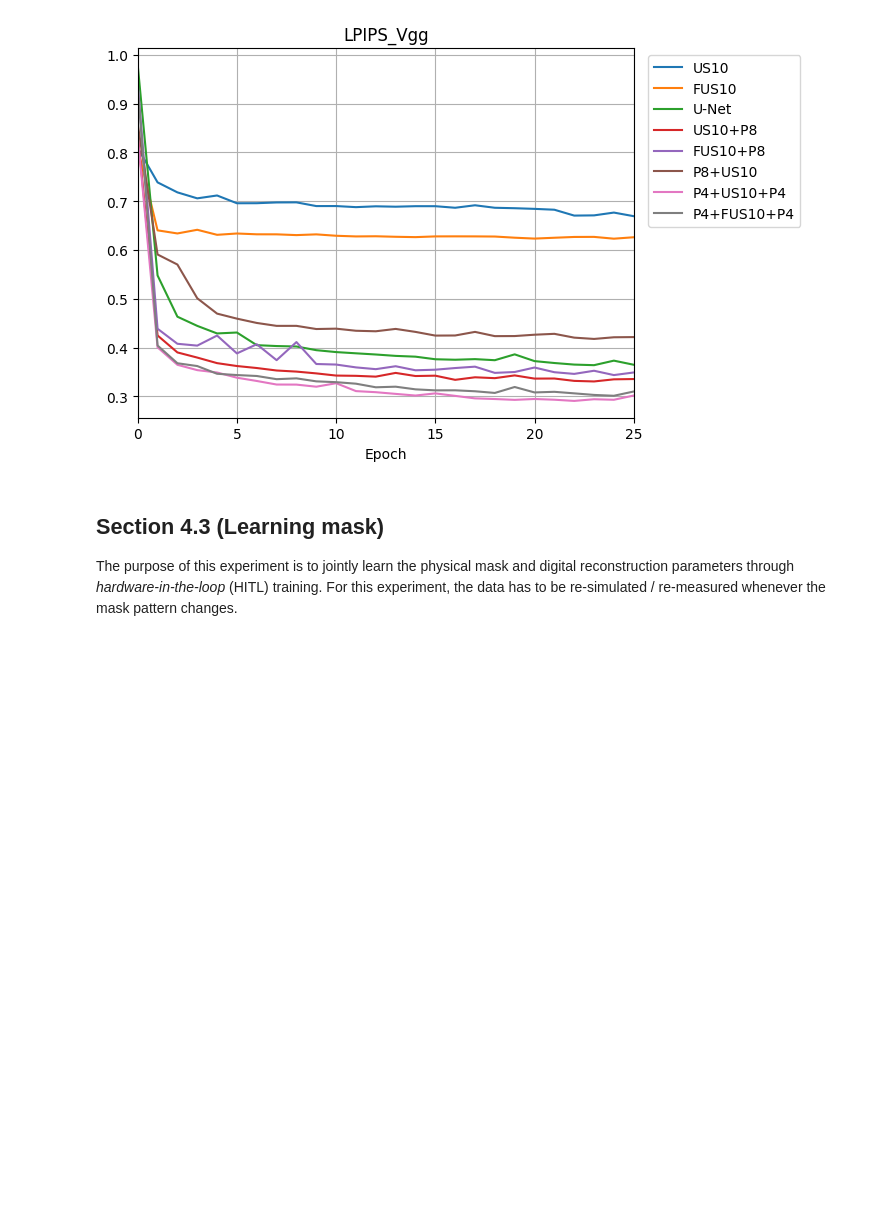
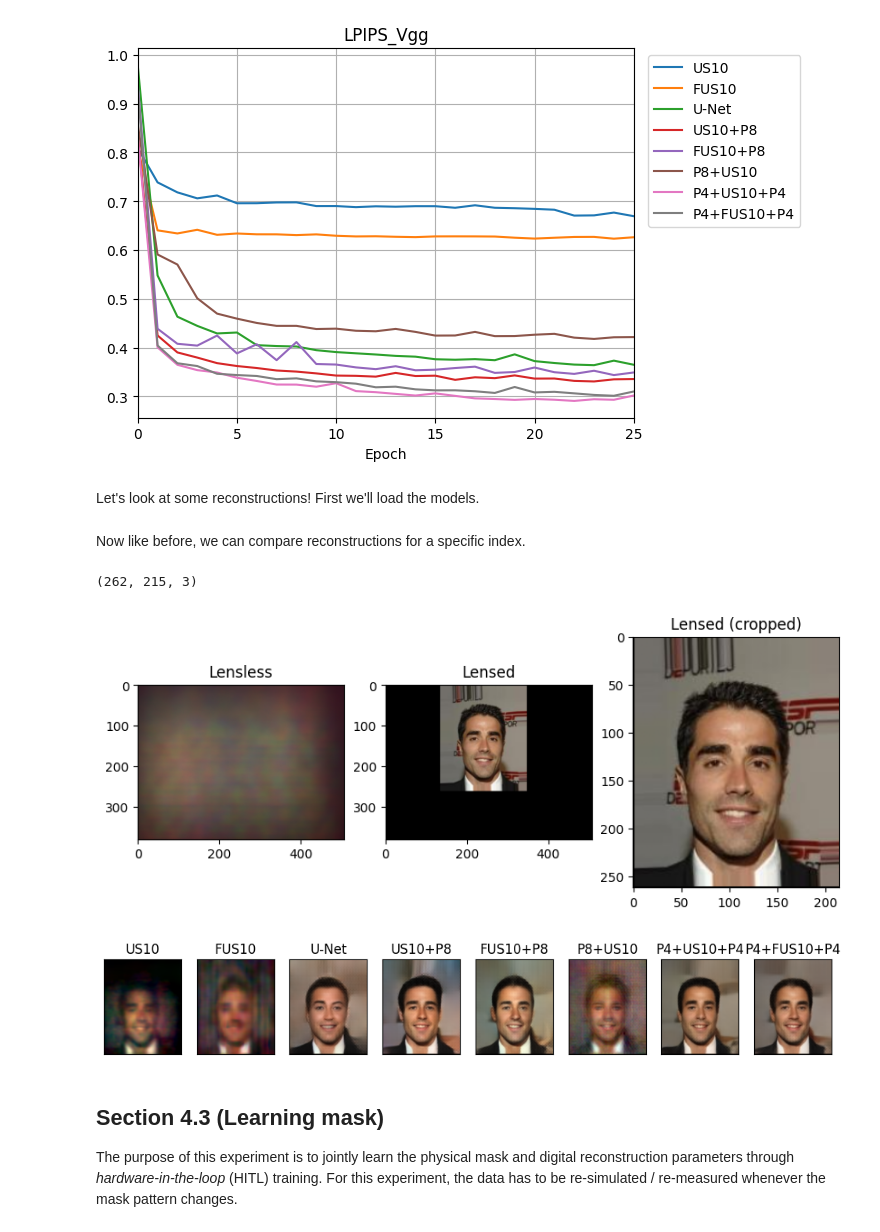
Before and after one commit to LCAV/LenslessPiCam, a Jupyter notebook: notebooks/digicam_hq.ipynb, the cells around one changed output. Cells and saved outputs as stored; diff of their text form; code cells hidden in the pictures; blank space fills up the shorter version.

```diff
--- a/notebooks/digicam_hq.ipynb
+++ b/notebooks/digicam_hq.ipynb
@@ -235,3 +450,82 @@ Min LPIPS_Vgg for P4+FUS10+P4 (epoch 24): 0.301
+# %% [markdown]
+Let's look at some reconstructions! First we'll load the models.
+# %%
+from lensless.recon.model_dict import load_model
+
+models = dict()
+for key, value in model_paths.items():
+    models[key] = load_model(value, psf=dataset.psf, device=torch_device)
+# %% [markdown]
+Now like before, we can compare reconstructions for a specific index.
+# %%
+_recon.shape
+# %% [output]
+(262, 215, 3)
+# %%
+idx = 4
+lensless, lensed = test_set[idx]
+recon = dict()   # store reconstructions
+
+# extract region of interest
+crop = dataset.crop
+lensed = lensed.squeeze()
+if crop is not None:
+    lensed_cropped = lensed[
+        ...,
+        crop["vertical"][0] : crop["vertical"][1],
+        crop["horizontal"][0] : crop["horizontal"][1],
+        :,
+    ]
+
+# loop over algorithms and number of iterations
+for algo, _model in models.items():
+
+    with torch.no_grad():
+        _model.set_data(lensless.to(torch_device))
+        res = _model.apply(
+            disp_iter=-1,
+            save=False,
+            gamma=None,
+            plot=False,
+        )
+
+    _recon = res[0]
+    _recon = _recon.reshape(-1, *_recon.shape[-3:]).movedim(-1, -3)
+    if crop is not None:
+        _recon = _recon[
+            ...,
+            crop["vertical"][0] : crop["vertical"][1],
+            crop["horizontal"][0] : crop["horizontal"][1],
+        ]
+    _recon = _recon.cpu().numpy().squeeze()
+    _recon = np.moveaxis(_recon, 0, -1)
+
+    # -- save
+    recon[algo] = _recon
+    with torch.no_grad():
+        _model.reset()
+
+# plot
+# -- lensless and lensed
+fig, ax = plt.subplots(1, 3, figsize=(10, 5))
+ax[0].imshow(lensless.cpu().numpy().squeeze())
+ax[0].set_title("Lensless")
+ax[1].imshow(lensed)
+ax[1].set_title("Lensed")
+ax[2].imshow(lensed_cropped)
+ax[2].set_title("Lensed (cropped)")
+
+# -- reconstructions
+fig, ax = plt.subplots(1, len(models.keys()), figsize=(12, 6.5))
+for i, algo in enumerate(models.keys()):
+    plot_image(recon[algo], ax=ax[i])
+    ax[i].set_title(f"{algo}")
+    # remove ticks
+    ax[i].set_xticks([])
+    ax[i].set_yticks([])
+# %% [output]
+[figure, added]
+[figure, added]
 # %% [markdown]
 ## Section 4.3 (Learning mask)
 
```
Also changed, not shown: parts of 14 cells of this notebook, 6 other files.
